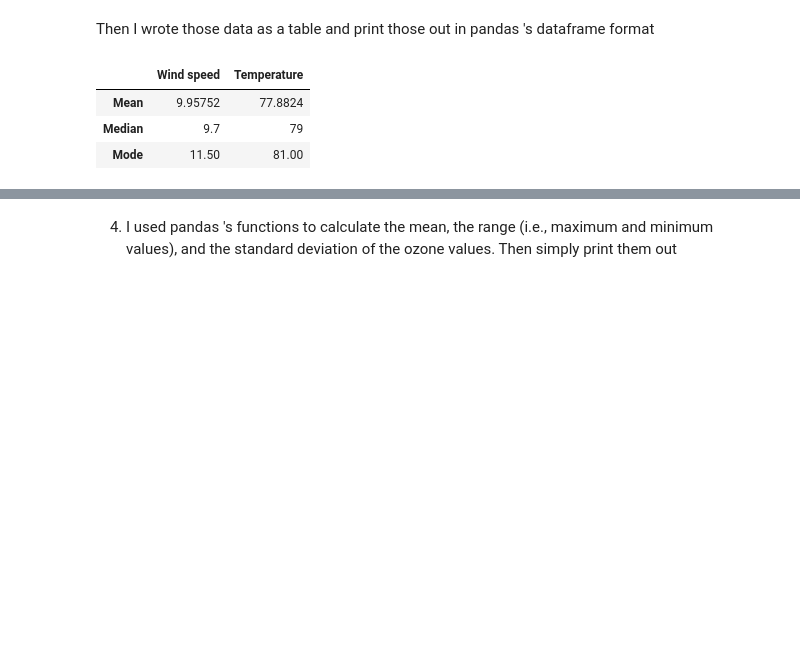
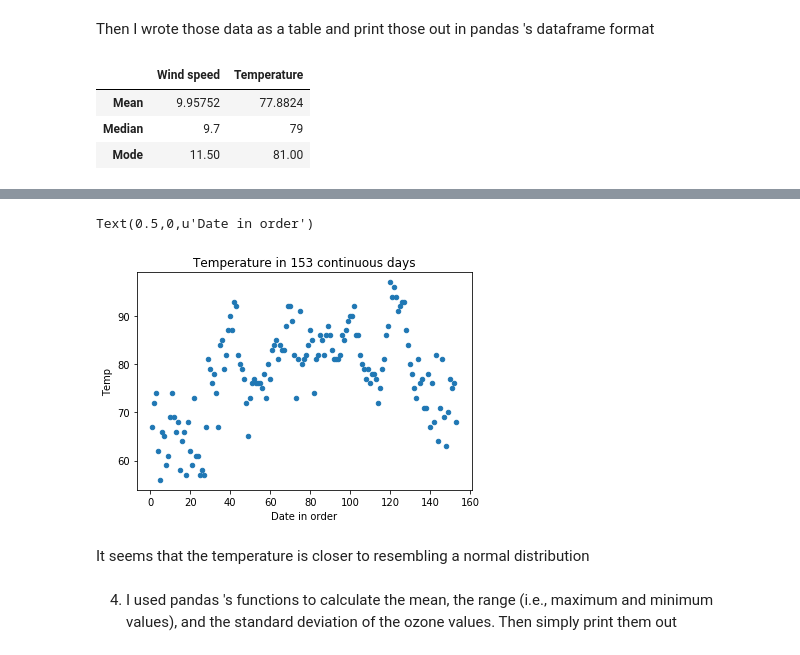
Before and after one commit to PEGGY-CAO/dataAnalysis6001, a Jupyter notebook: hwk3/hwk3.ipynb, the cells around one changed output, grey strips where cells are left out. Cells and saved outputs as stored; diff of their text form; code cells hidden in the pictures; blank space fills up the shorter version.

```diff
--- a/hwk3/hwk3.ipynb
+++ b/hwk3/hwk3.ipynb
@@ -43,3 +76,11 @@ pandas.DataFrame(table, columns=["Wind speed", "Temperature"], index=["Mean", "M
+# %%
+plot2 = df.plot(kind='scatter',x='No.',y='Temp', title='Temperature in 153 continuous days')
+plot2.set_xlabel("Date in order")
+# %% [output]
+Text(0.5,0,u'Date in order')
+[figure, added]
+# %% [markdown]
+It seems that the temperature is closer to resembling a normal distribution
 # %% [markdown]
 4) I used pandas 's functions to calculate the mean, the range (i.e., maximum and minimum values), and the standard deviation of the ozone values. Then simply print them out
 # %%
```
Also changed, not shown: parts of 4 cells of this notebook, 1 other file.
